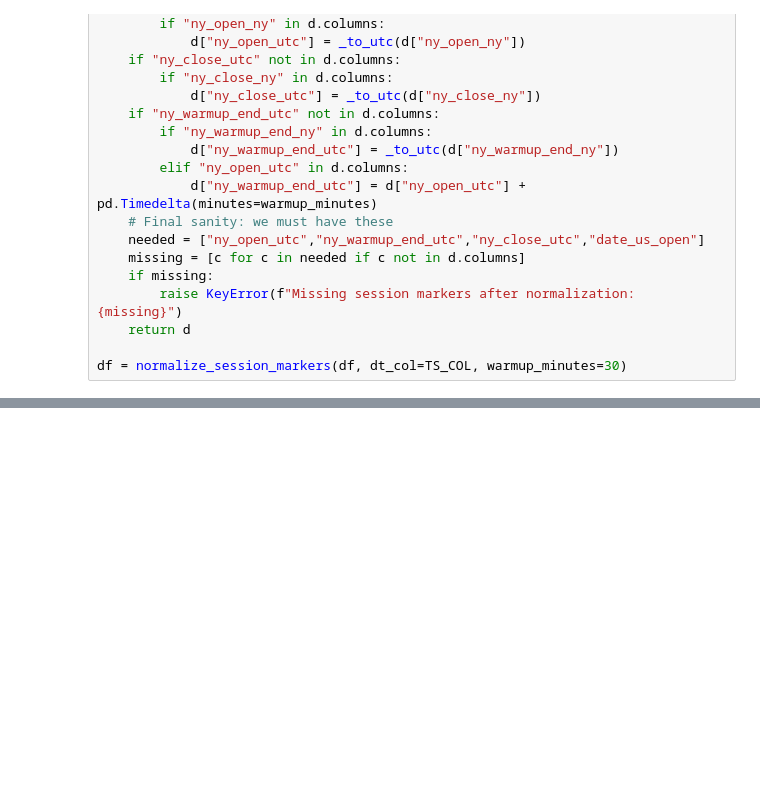
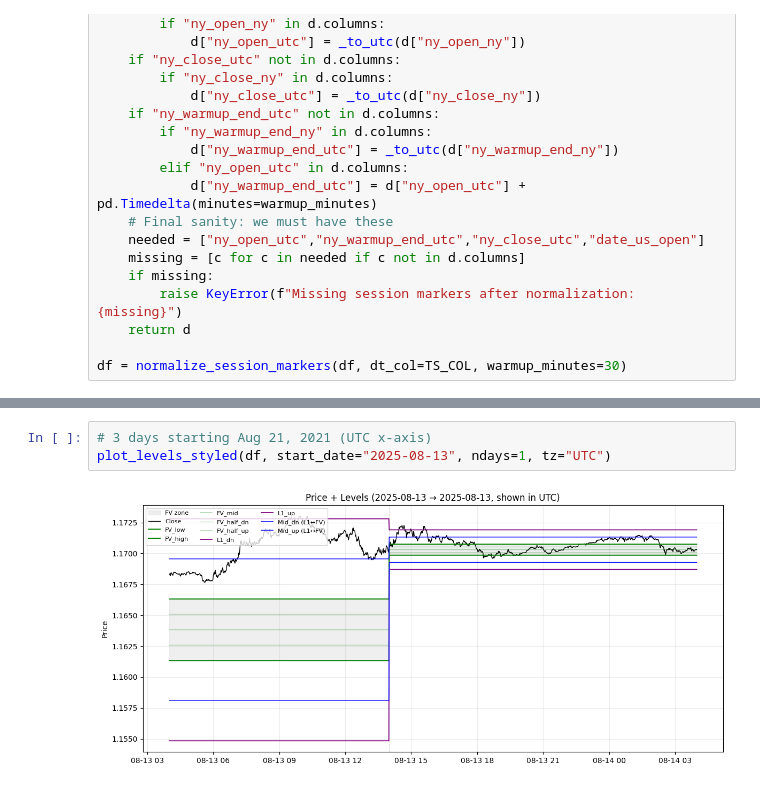
Before and after one commit to Rasul1908/EUR-USD_Short-term_trading, a Jupyter notebook: notebooks/main.ipynb, the cells around one changed output, grey strips where cells are left out. Saved outputs shown, nothing was run; the diff lists cells and outputs as text; blank space fills up the shorter version.

```diff
--- a/notebooks/main.ipynb
+++ b/notebooks/main.ipynb
@@ -365,0 +753,5 @@ print(updates.head(10))
+# %%
+# 3 days starting Aug 21, 2021 (UTC x-axis)
+plot_levels_styled(df, start_date="2025-08-13", ndays=1, tz="UTC")
+# %% [output]
+[figure, added]
```
Also changed, not shown: parts of 18 cells of this notebook, 4 other files.
